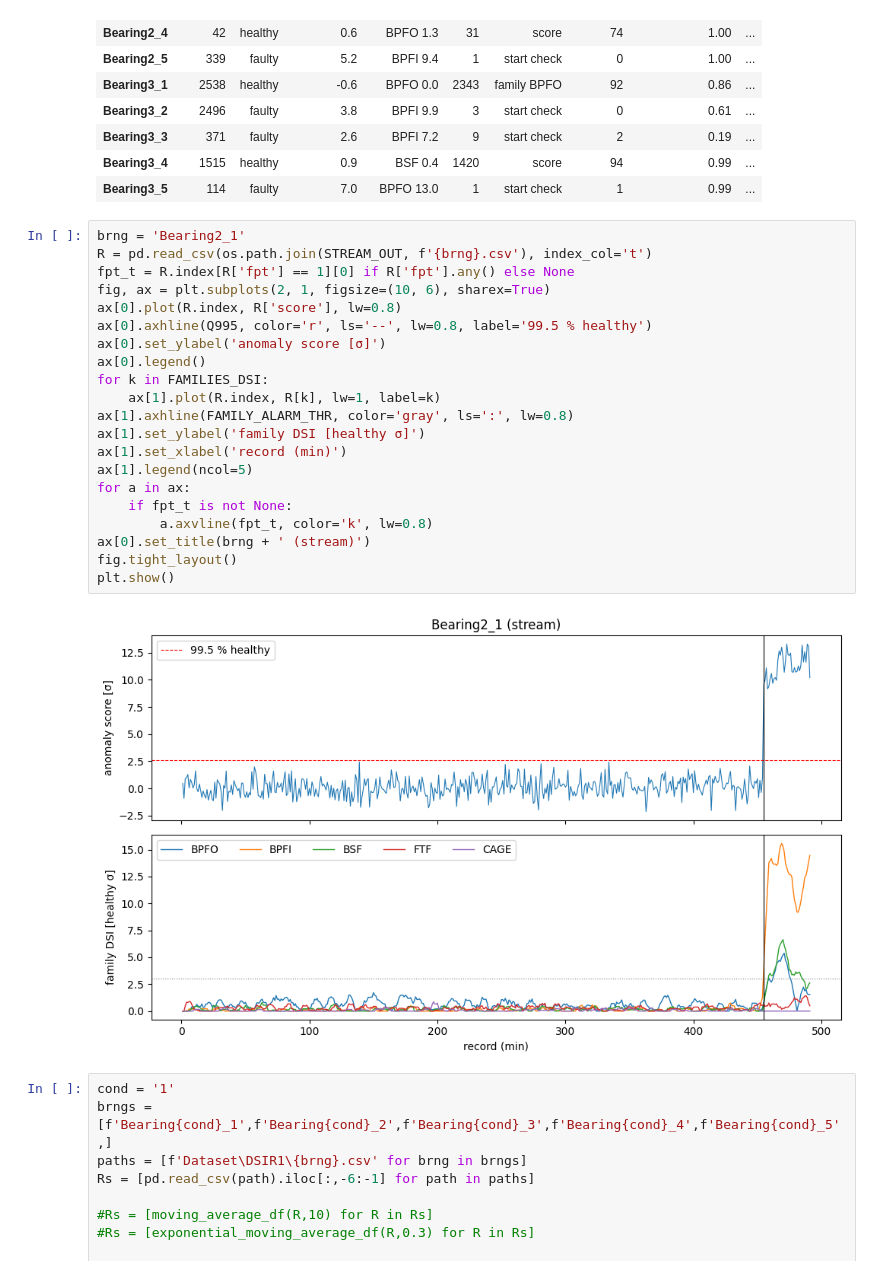
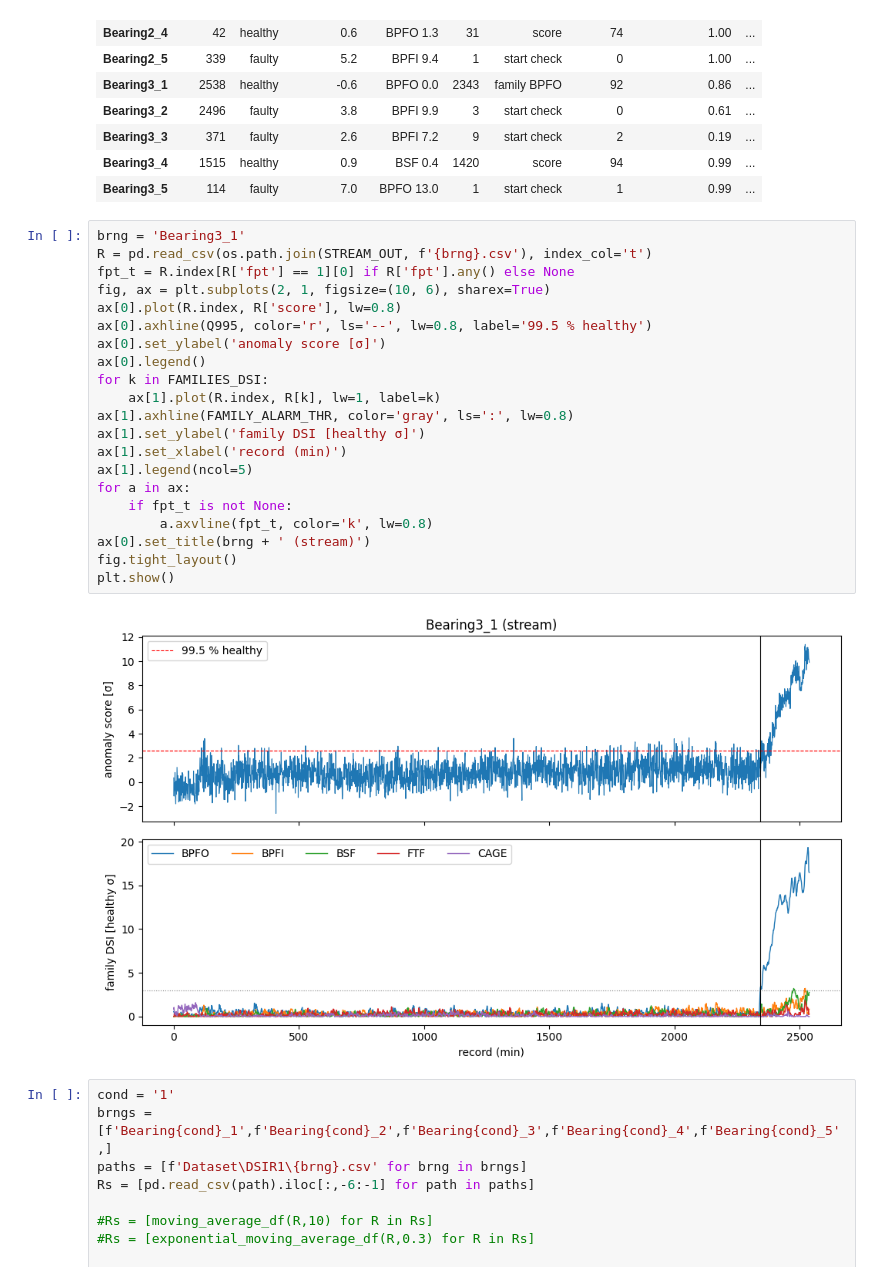
Before and after one commit to cduartes0203/Batteries_Prognostics_V2, a Jupyter notebook: DsiCalc_R1.ipynb, the cells around one changed output. Saved outputs shown, nothing was run; the diff lists cells and outputs as text.

```diff
--- a/DsiCalc_R1.ipynb
+++ b/DsiCalc_R1.ipynb
@@ -1057,28 +1057,28 @@ summary_r1
 | Bearing3_4 | 1515 | healthy | 0.9 | BSF 0.4 | 1420 | score | 94 | 0.99 | ... |
 | Bearing3_5 | 114 | faulty | 7.0 | BPFO 13.0 | 1 | start check | 1 | 0.99 | ... |
 # %%
-brng = 'Bearing2_1'
+brng = 'Bearing3_1'
 R = pd.read_csv(os.path.join(STREAM_OUT, f'{brng}.csv'), index_col='t')
 fpt_t = R.index[R['fpt'] == 1][0] if R['fpt'].any() else None
 fig, ax = plt.subplots(2, 1, figsize=(10, 6), sharex=True)
 ax[0].plot(R.index, R['score'], lw=0.8)
 ax[0].axhline(Q995, color='r', ls='--', lw=0.8, label='99.5 % healthy')
 ax[0].set_ylabel('anomaly score [σ]')
 ax[0].legend()
 for k in FAMILIES_DSI:
     ax[1].plot(R.index, R[k], lw=1, label=k)
 ax[1].axhline(FAMILY_ALARM_THR, color='gray', ls=':', lw=0.8)
 ax[1].set_ylabel('family DSI [healthy σ]')
 ax[1].set_xlabel('record (min)')
 ax[1].legend(ncol=5)
 for a in ax:
     if fpt_t is not None:
         a.axvline(fpt_t, color='k', lw=0.8)
 ax[0].set_title(brng + ' (stream)')
 fig.tight_layout()
 plt.show()
 # %% [output]
-[figure, old version]
+[figure, new version]
 # %%
 cond = '1'
 brngs = [f'Bearing{cond}_1',f'Bearing{cond}_2',f'Bearing{cond}_3',f'Bearing{cond}_4',f'Bearing{cond}_5',]
```
Also changed, not shown: 8 other files.
